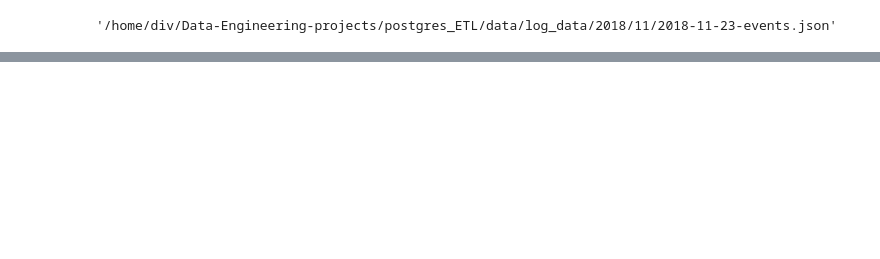
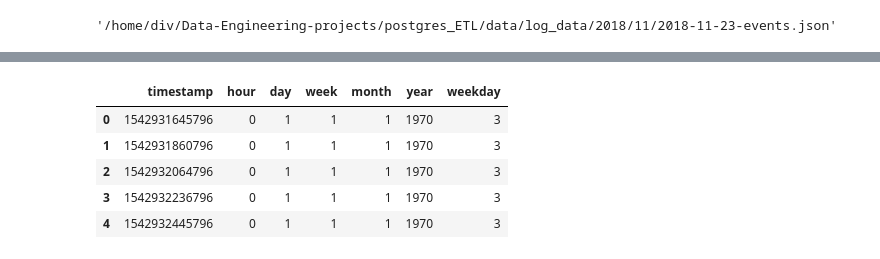
Before and after one commit to Gali-Sai-Divakar-Reddy/Data-Engineering-projects, a Jupyter notebook: postgres_ETL/etl_test.ipynb, the cells around one changed output, grey strips where cells are left out. Cells and saved outputs as stored; diff of their text form; code cells hidden in the pictures; blank space fills up the shorter version.

```diff
--- a/postgres_ETL/etl_test.ipynb
+++ b/postgres_ETL/etl_test.ipynb
@@ -63,0 +101,3 @@ df.head()
+# %%
+t = pd.to_datetime(df['ts'])
+t.head()
@@ -63,0 +111,13 @@ df.head()
+# %%
+time_data = [(tt.value, tt.hour, tt.day, tt.week, tt.month, tt.year, tt.weekday()) for tt in t]
+column_labels = ('timestamp', 'hour', 'day', 'week', 'month', 'year', 'weekday')
+# %%
+time_df = pd.DataFrame(data=time_data, columns=column_labels)
+time_df.head()
+# %% [output]
+|  | timestamp | hour | day | week | month | year | weekday |
+| 0 | 1542931645796 | 0 | 1 | 1 | 1 | 1970 | 3 |
+| 1 | 1542931860796 | 0 | 1 | 1 | 1 | 1970 | 3 |
+| 2 | 1542932064796 | 0 | 1 | 1 | 1 | 1970 | 3 |
+| 3 | 1542932236796 | 0 | 1 | 1 | 1 | 1970 | 3 |
+| 4 | 1542932445796 | 0 | 1 | 1 | 1 | 1970 | 3 |
```
Also changed, not shown: parts of 19 cells of this notebook.
